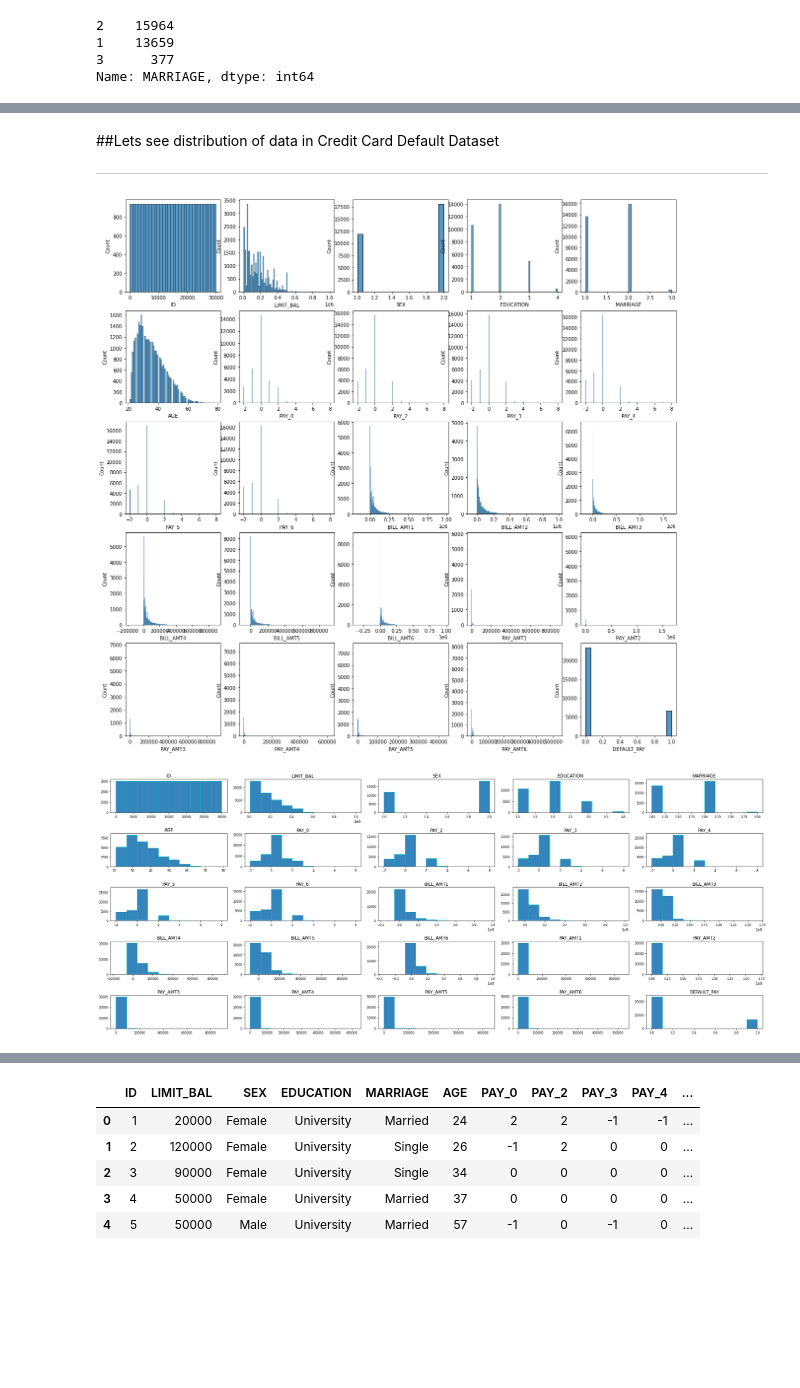
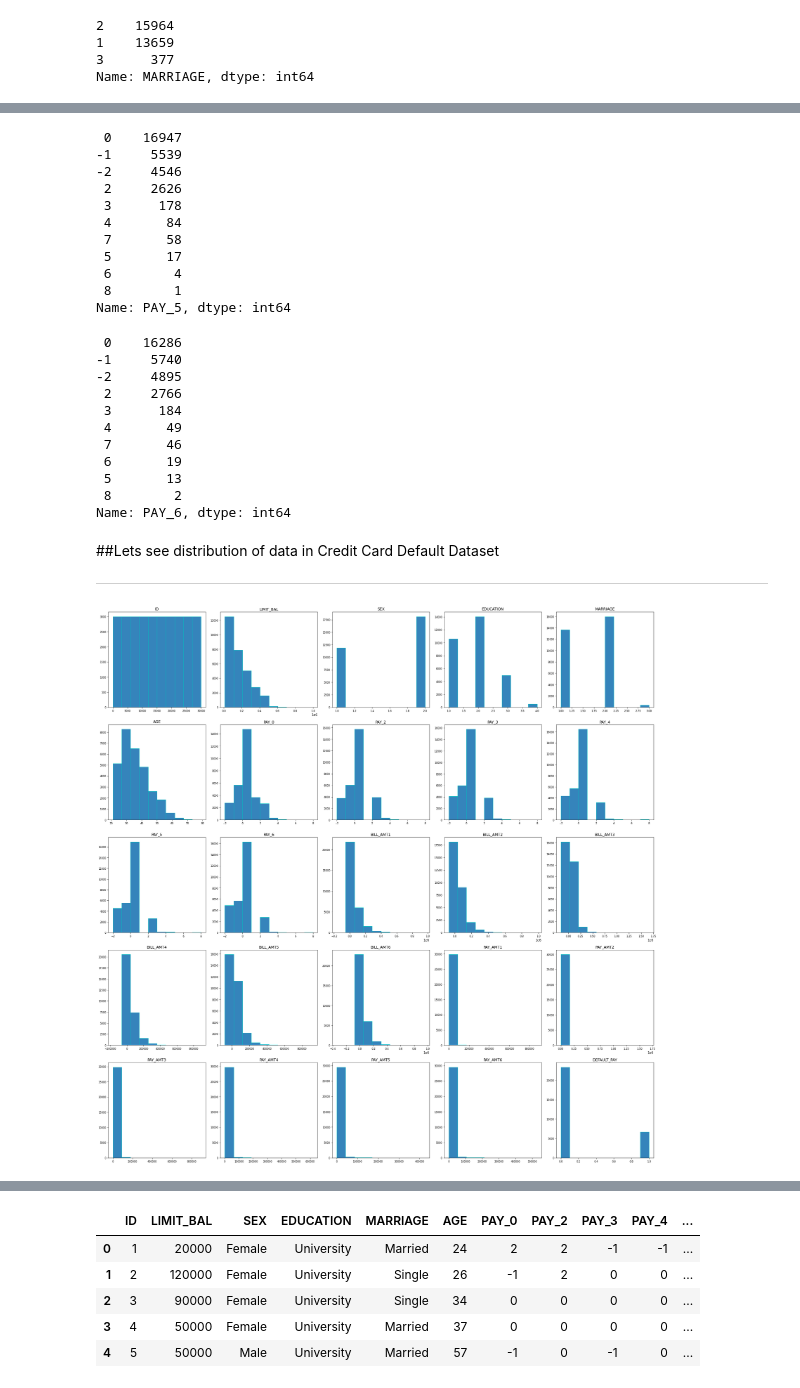
Before and after one commit to shivansh9770/Credit-Card-Default-Prediction, a Jupyter notebook: Credit_Card_Default_Prediction_Capstone_Project.ipynb, the cells around one changed output, grey strips where cells are left out. Cells and saved outputs as stored; diff of their text form; code cells hidden in the pictures; blank space fills up the shorter version.

```diff
--- a/Credit_Card_Default_Prediction_Capstone_Project.ipynb
+++ b/Credit_Card_Default_Prediction_Capstone_Project.ipynb
@@ -386,16 +375,41 @@ Name: PAY_6, dtype: int64
+# %%
+#seeing value count of PAY_5
+data_df['PAY_5'].value_counts()
+# %% [output]
+ 0    16947
+-1     5539
+-2     4546
+ 2     2626
+ 3      178
+ 4       84
+ 7       58
+ 5       17
+ 6        4
+ 8        1
+Name: PAY_5, dtype: int64
+# %%
+#seeing value count of PAY_6
+data_df['PAY_6'].value_counts()
+# %% [output]
+ 0    16286
+-1     5740
+-2     4895
+ 2     2766
+ 3      184
+ 4       49
+ 7       46
+ 6       19
+ 5       13
+ 8        2
+Name: PAY_6, dtype: int64
 # %% [markdown]
 ##Lets see distribution of data in Credit Card Default Dataset
 
 ---
-# %%
-fig,axes=plt.subplots(nrows=5,ncols=5,figsize=(20,20))
-for i,col in enumerate(data_df.describe().columns):
- sns.histplot(data_df[col],ax=axes[i//5,i%5])
-# %% [output]
-[figure, removed]
 # %%
-data_df.hist(figsize=(25,10), bins=10, ec="c", xlabelsize=8, ylabelsize=8, alpha=.9, grid=False)
+# histogram for data distribution
+data_df.hist(figsize=(25,25), bins=10, ec="c", xlabelsize=8, ylabelsize=8, alpha=.9, grid=False)
 plt.tight_layout()
 plt.show()
 # %% [output]
-[figure, old version]
+[figure, new version]
```
Also changed, not shown: parts of 106 cells of this notebook.
